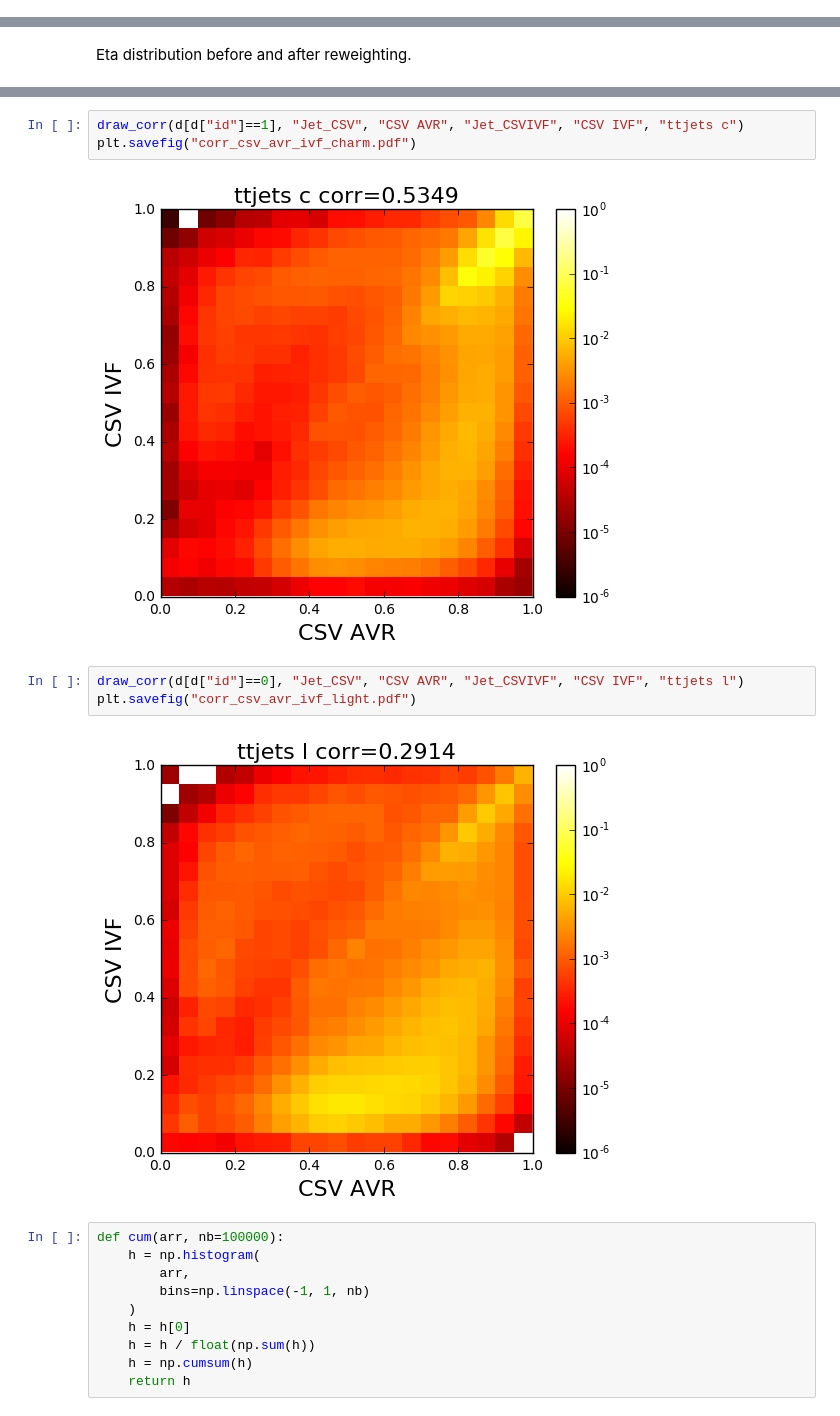
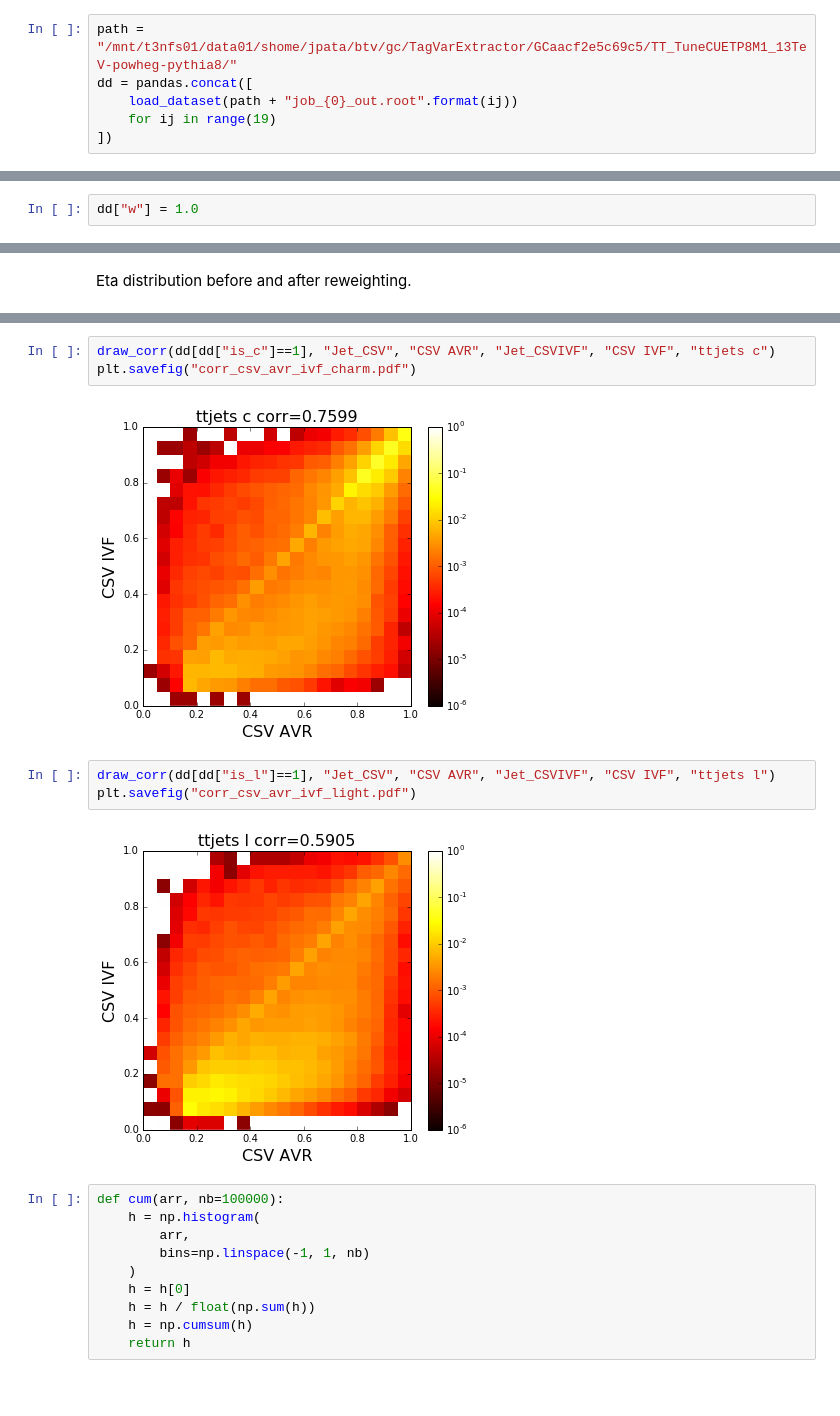
Before and after one commit to jpata/CMSCSTagger, a Jupyter notebook: python/notebooks/learning.ipynb, the cells around one changed output, grey strips where cells are left out. Drawn from its saved outputs; the diff is of its cells as text; blank space fills up the shorter version.

```diff
--- a/python/notebooks/learning.ipynb
+++ b/python/notebooks/learning.ipynb
@@ -86,3 +125,9 @@ We have defined the jet flavours as follows:
   * flavour "0" - udsg
   * flavour "1" - c
   * flavour "2" - b
+# %%
+path = "/mnt/t3nfs01/data01/shome/jpata/btv/gc/TagVarExtractor/GCaacf2e5c69c5/TT_TuneCUETP8M1_13TeV-powheg-pythia8/"
+dd = pandas.concat([
+    load_dataset(path + "job_{0}_out.root".format(ij))
+    for ij in range(19)
+])
@@ -198,4 +239,6 @@ def weight(pt, eta, fl):
     elif fl==0:
         ws = weight_l
     return ws[ibx, iby]
+# %%
+dd["w"] = 1.0
 # %%
@@ -306,13 +347,13 @@ plt.savefig("corr_csv_avr_ivf_b.pdf")
 # %%
-draw_corr(d[d["id"]==1], "Jet_CSV", "CSV AVR", "Jet_CSVIVF", "CSV IVF", "ttjets c")
+draw_corr(dd[dd["is_c"]==1], "Jet_CSV", "CSV AVR", "Jet_CSVIVF", "CSV IVF", "ttjets c")
 plt.savefig("corr_csv_avr_ivf_charm.pdf")
 # %% [output]
-[figure, old version]
+[figure, new version]
 # %%
-draw_corr(d[d["id"]==0], "Jet_CSV", "CSV AVR", "Jet_CSVIVF", "CSV IVF", "ttjets l")
+draw_corr(dd[dd["is_l"]==1], "Jet_CSV", "CSV AVR", "Jet_CSVIVF", "CSV IVF", "ttjets l")
 plt.savefig("corr_csv_avr_ivf_light.pdf")
 # %% [output]
-[figure, old version]
+[figure, new version]
 # %%
 def cum(arr, nb=100000):
     h = np.histogram(
```
Also changed, not shown: parts of 46 cells of this notebook, 4 other files.
